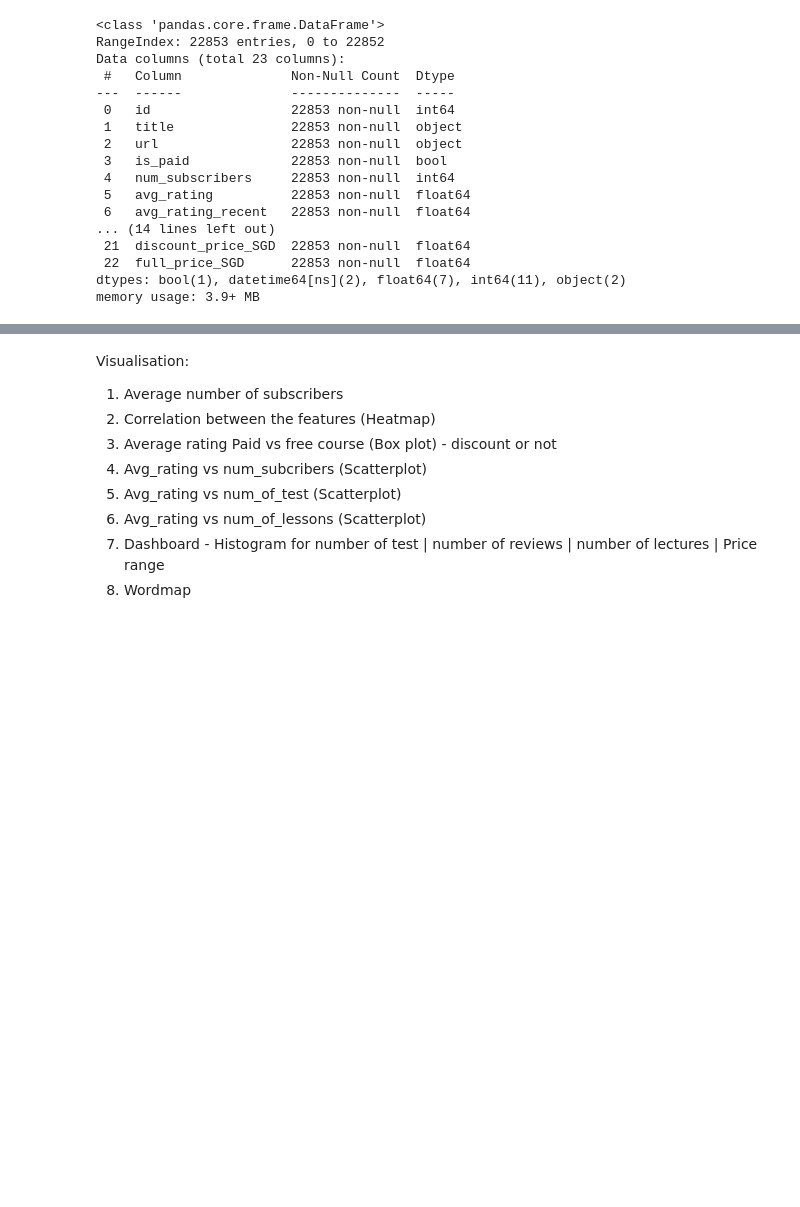
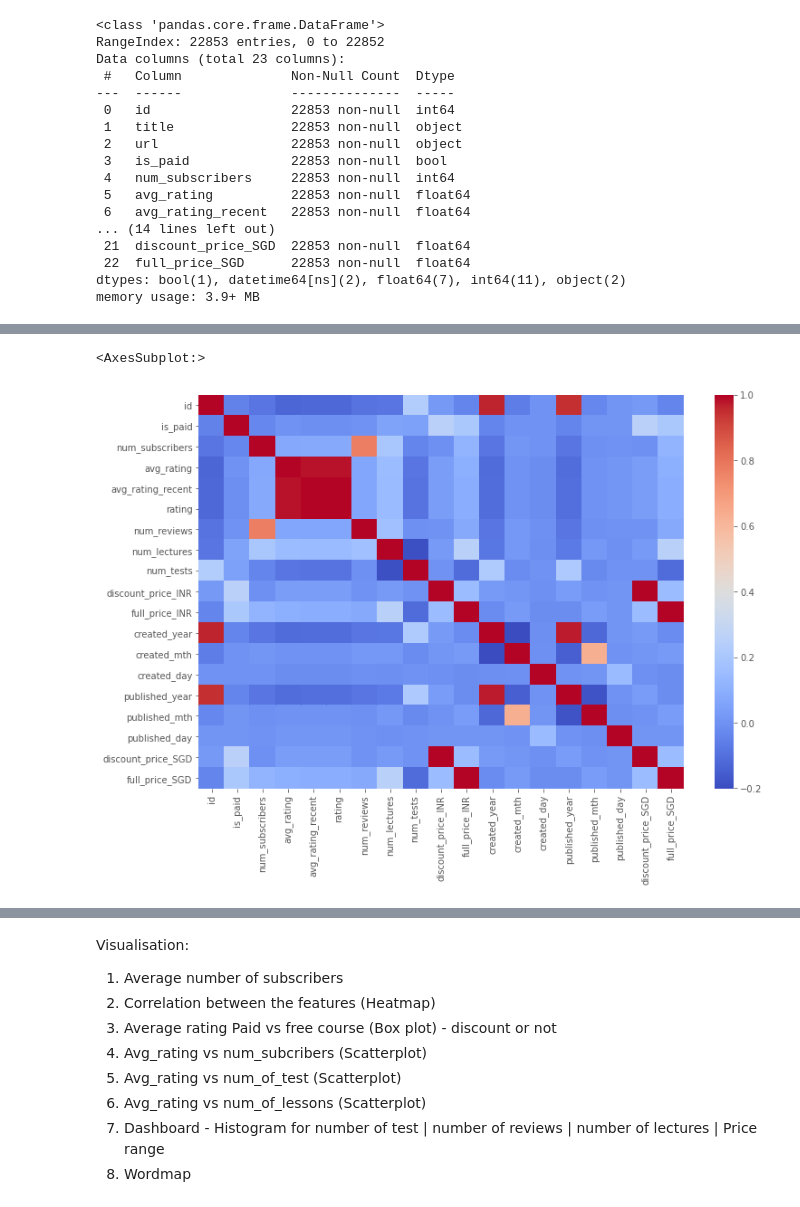
Before and after one commit to wilsonteo00/PortfolioProjects, a Jupyter notebook: End of course article - Udemy.ipynb, the cells around one changed output, grey strips where cells are left out. Cells and saved outputs as stored; diff of their text form; code cells hidden in the pictures; blank space fills up the shorter version.

```diff
--- a/End of course article - Udemy.ipynb
+++ b/End of course article - Udemy.ipynb
@@ -342,0 +385,7 @@ memory usage: 3.9+ MB
+# %%
+# Using Heatmap to get an idea of the correlation
+
+sns.heatmap(df.corr(),cmap='coolwarm')
+# %% [output]
+<AxesSubplot:>
+[figure, added]
```
Also changed, not shown: parts of 23 cells of this notebook.
